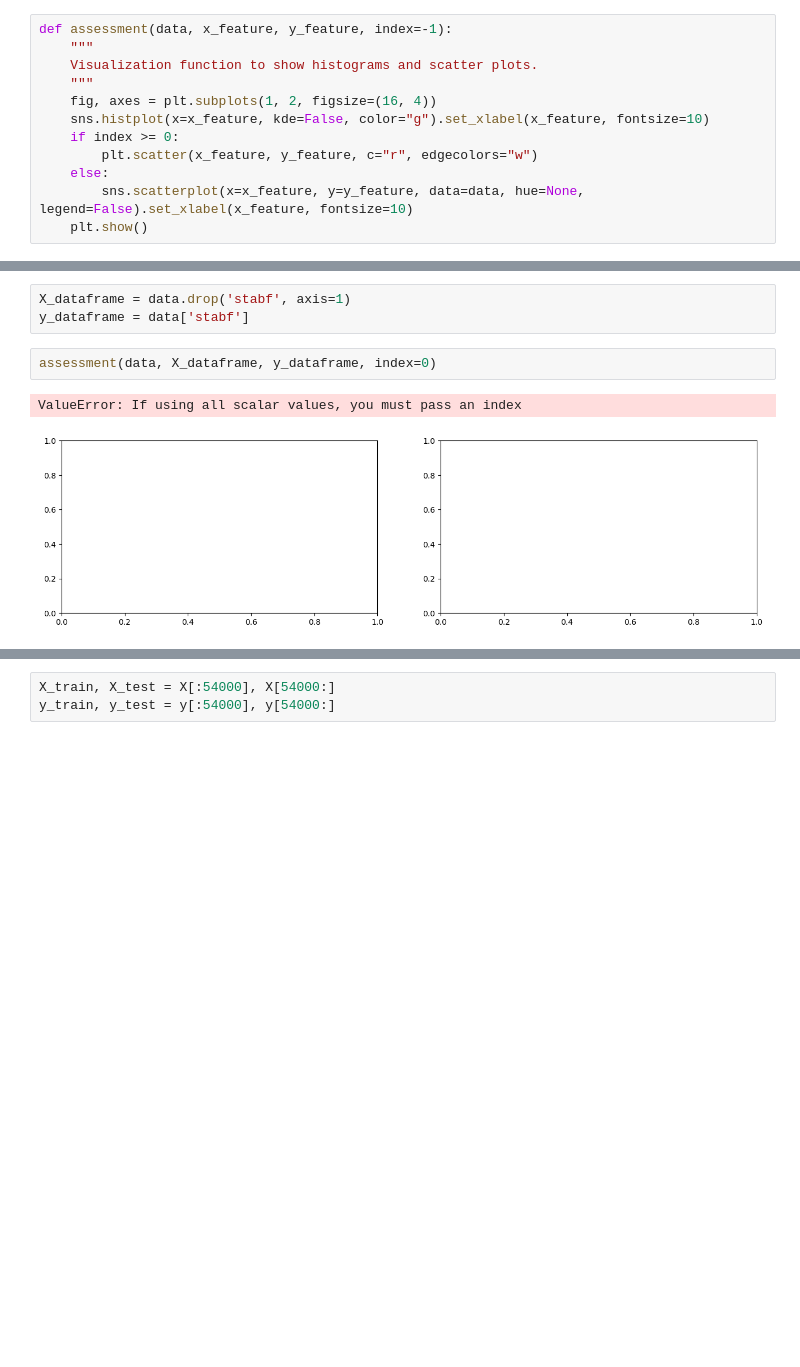
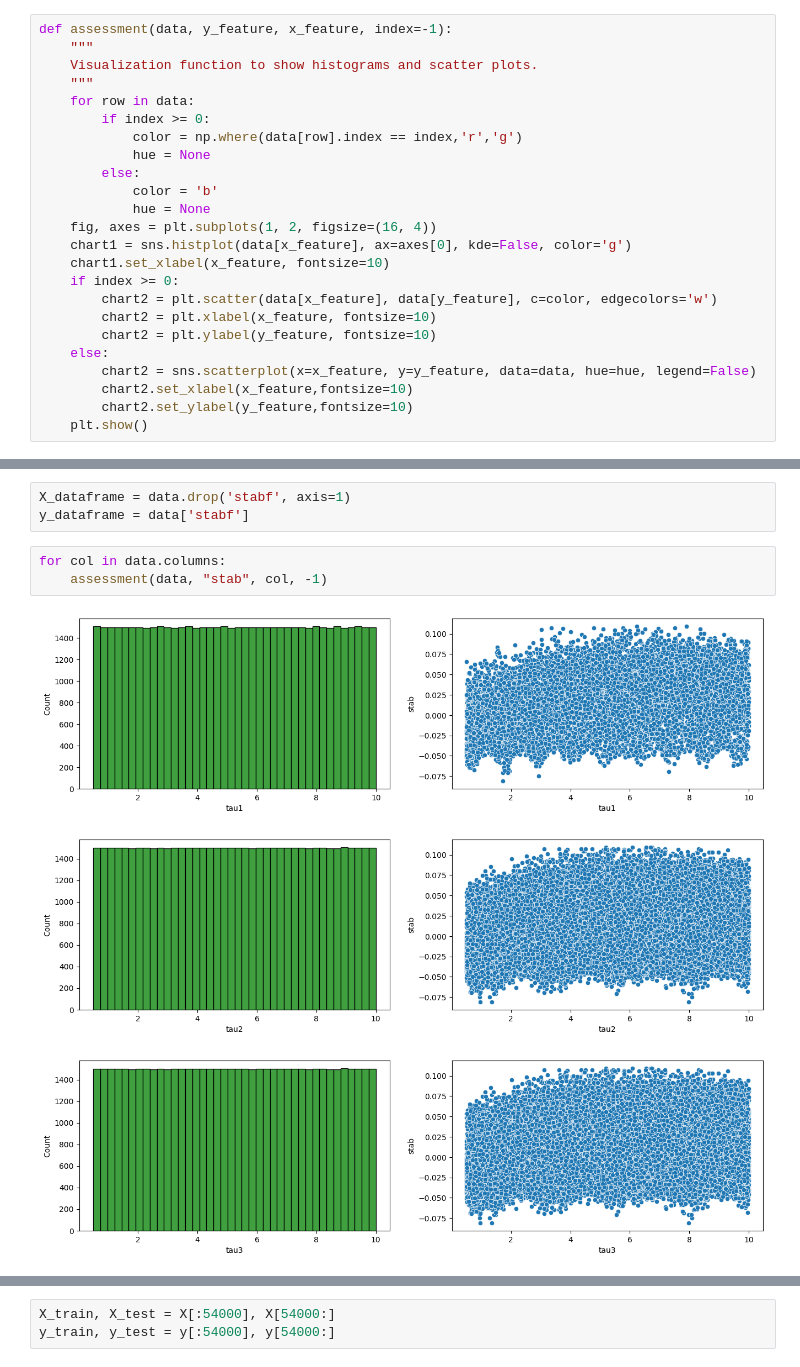
Before and after one commit to devLateef/smart-grid-stability-prediction, a Jupyter notebook: Smart_Grid_Stability_Pred.ipynb, the cells around one changed output, grey strips where cells are left out. Cells and saved outputs as stored; diff of their text form; blank space fills up the shorter version.

```diff
--- a/Smart_Grid_Stability_Pred.ipynb
+++ b/Smart_Grid_Stability_Pred.ipynb
@@ -11,16 +11,28 @@ import torch.nn as nn
 import torch.optim as optim
 from datetime import datetime
 # %%
-def assessment(data, x_feature, y_feature, index=-1):
+def assessment(data, y_feature, x_feature, index=-1):
     """
     Visualization function to show histograms and scatter plots.
     """
+    for row in data:
+        if index >= 0:
+            color = np.where(data[row].index == index,'r','g')
+            hue = None
+        else:
+            color = 'b'
+            hue = None
     fig, axes = plt.subplots(1, 2, figsize=(16, 4))
-    sns.histplot(x=x_feature, kde=False, color="g").set_xlabel(x_feature, fontsize=10)
+    chart1 = sns.histplot(data[x_feature], ax=axes[0], kde=False, color='g')
+    chart1.set_xlabel(x_feature, fontsize=10)
     if index >= 0:
-        plt.scatter(x_feature, y_feature, c="r", edgecolors="w")
+        chart2 = plt.scatter(data[x_feature], data[y_feature], c=color, edgecolors='w')
+        chart2 = plt.xlabel(x_feature, fontsize=10)
+        chart2 = plt.ylabel(y_feature, fontsize=10)
     else:
-        sns.scatterplot(x=x_feature, y=y_feature, data=data, hue=None, legend=False).set_xlabel(x_feature, fontsize=10)
+        chart2 = sns.scatterplot(x=x_feature, y=y_feature, data=data, hue=hue, legend=False)
+        chart2.set_xlabel(x_feature,fontsize=10)
+        chart2.set_ylabel(y_feature,fontsize=10)
     plt.show()
 # %%
 def correlation_map(data, feature, number):
@@ -72,7 +84,9 @@ print(data.head())
 X_dataframe = data.drop('stabf', axis=1)
 y_dataframe = data['stabf']
 # %%
-assessment(data, X_dataframe, y_dataframe, index=0)
+for col in data.columns:
+    assessment(data, "stab", col, -1)
 # %% [output]
-ValueError: If using all scalar values, you must pass an index
-[figure, old version]
+[figure, new version]
+[figure, added]
+[figure, added]
```
Also changed, not shown: parts of 12 cells of this notebook.
